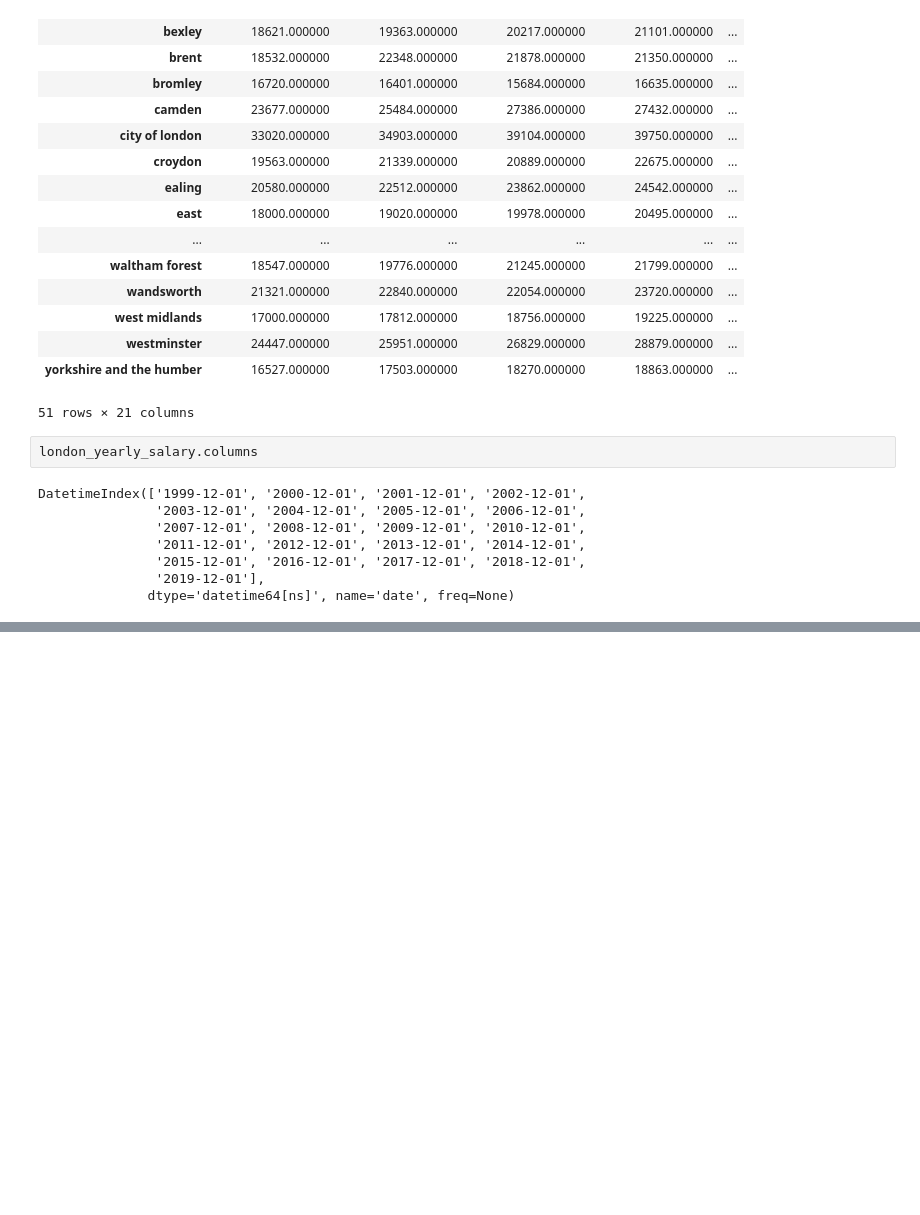
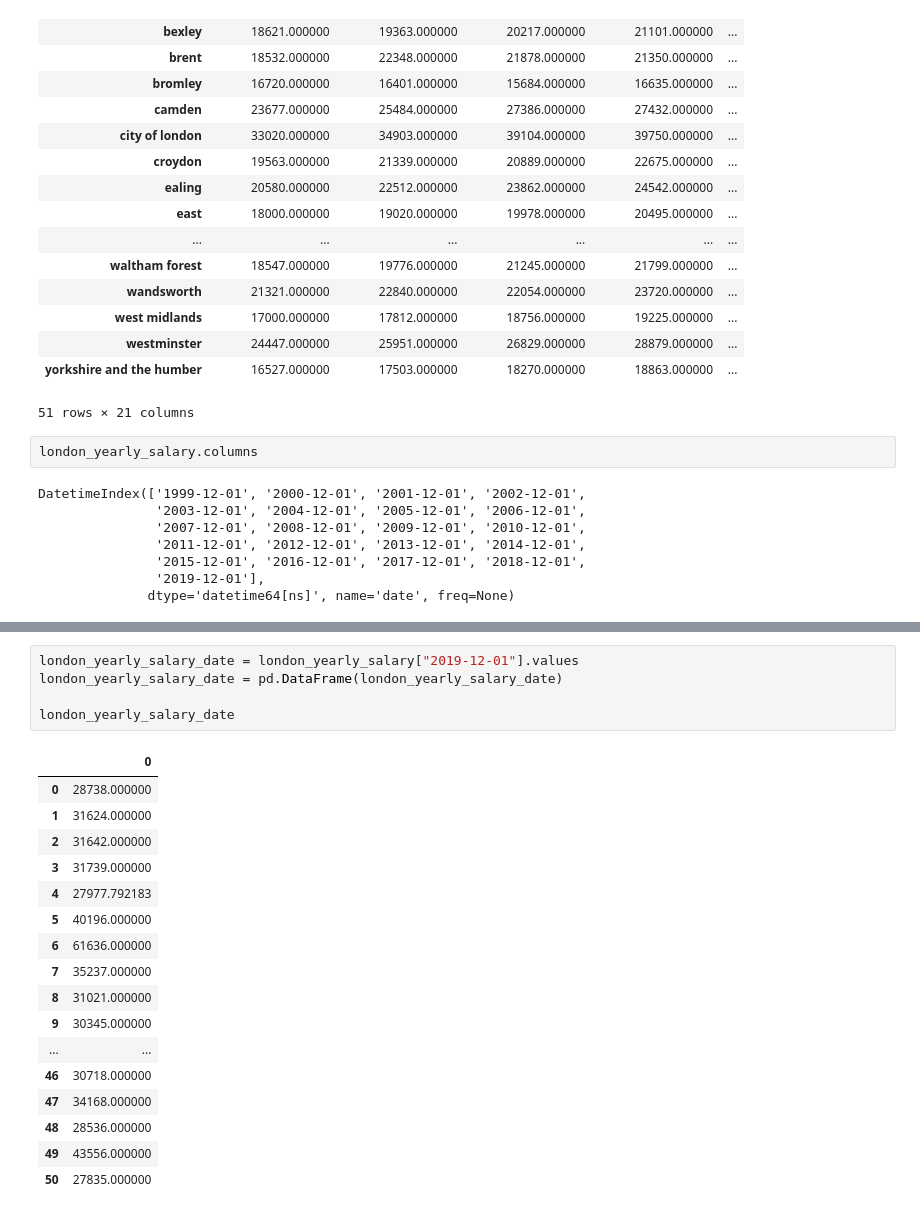
Before and after one commit to irwinmier96/Side_Projects, a Jupyter notebook: London House Prices/comparing_area_year_stats.ipynb, the cells around one changed output, grey strips where cells are left out. Drawn from its saved outputs; the diff is of its cells as text; blank space fills up the shorter version.

```diff
--- a/London House Prices/comparing_area_year_stats.ipynb
+++ b/London House Prices/comparing_area_year_stats.ipynb
@@ -218,0 +220,23 @@ london_yearly_salary_top_10
+# %%
+london_yearly_salary_date = london_yearly_salary["2019-12-01"].values
+london_yearly_salary_date = pd.DataFrame(london_yearly_salary_date)
+
+london_yearly_salary_date
+# %% [output]
+|  | 0 |
+| 0 | 28738.000000 |
+| 1 | 31624.000000 |
+| 2 | 31642.000000 |
+| 3 | 31739.000000 |
+| 4 | 27977.792183 |
+| 5 | 40196.000000 |
+| 6 | 61636.000000 |
+| 7 | 35237.000000 |
+| 8 | 31021.000000 |
+| 9 | 30345.000000 |
+| ... | ... |
+| 46 | 30718.000000 |
+| 47 | 34168.000000 |
+| 48 | 28536.000000 |
+| 49 | 43556.000000 |
+| 50 | 27835.000000 |
```
Also changed, not shown: parts of 1 cell of this notebook.
